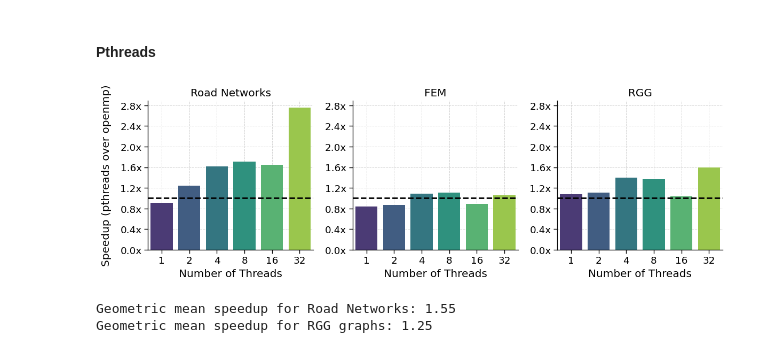
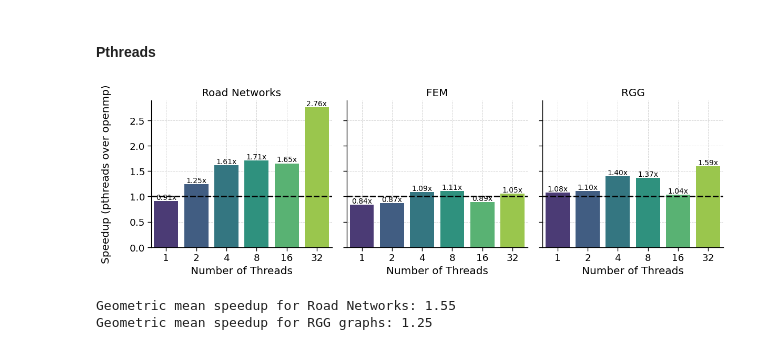
Before and after one commit to Sasso0101/thesis, a Jupyter notebook: plots/plots.ipynb, the cells around one changed output. Saved outputs shown, nothing was run; the diff lists cells and outputs as text; code cells hidden in the pictures.

```diff
--- a/scripts/plots.ipynb
+++ b/plots/plots.ipynb
@@ -62,11 +62,12 @@ df_optimal = df[
 ]
 
 # Aggregate data: calculate mean runtime for each configuration
-df_optimal = df_optimal.groupby(['implementation', 'dataset_type', 'num_cpus', 'dataset']).agg(
+df_optimal = df_optimal.groupby(['implementation', 'num_cpus', 'dataset']).agg(
   runtime=('runtime', gmean),
   std_runtime=('std_runtime', gmean),
   min_runtime=('min_runtime', gmean),
-  max_runtime=('max_runtime', gmean)
+  max_runtime=('max_runtime', gmean),
+  dataset_type=('dataset_type', 'first')
 ).reset_index()
 # %% [markdown]
 #### Pthreads optimal chunksize
@@ -347,15 +348,22 @@ with sns.plotting_context("paper", font_scale=1.5):
       palette='viridis',
       hue='num_cpus',
     )
-
-    # --- FIX: Loop through axes to re-enable Y-tick labels on all subplots ---
+    # Add speedup value on top of each bar
     for ax in g.axes.flat:
-        ax.tick_params(axis='y', labelleft=True)
-        ax.yaxis.set_major_locator(MultipleLocator(0.2))
-        ax.yaxis.set_major_formatter(FormatStrFormatter('%.1fx'))
+      for bar in ax.patches:
         ax.grid(which='both', linestyle='--', linewidth=0.7, alpha=1, color='lightgray')
         ax.axhline(y=1, color='black', linestyle='--', linewidth=2, alpha=1, zorder=2)
         ax.set_axisbelow(True)
+        height = bar.get_height()
+        if not pd.isna(height) and height > 0:
+          ax.text(
+            bar.get_x() + bar.get_width() / 2,
+            height,
+            f'{height:.2f}x',
+            ha='center',
+            va='bottom',
+            fontsize=10
+          )
 
     # Set plot aesthetics
     g.set_axis_labels("Number of Threads", "Speedup (openmp over gapbs)")
@@ -430,38 +436,46 @@ with sns.plotting_context("paper", font_scale=1.5):
     legend=False,
     kind='bar',
     height=4,
     aspect=1,
     sharey=True,
     palette='viridis',
     hue='num_cpus',
   )
 
   # --- FIX: Loop through axes to re-enable Y-tick labels on all subplots ---
   for ax in g.axes.flat:
-    ax.tick_params(axis='y', labelleft=True)
-    ax.yaxis.set_major_locator(MultipleLocator(0.4))
-    ax.yaxis.set_major_formatter(FormatStrFormatter('%.1fx'))
-    ax.grid(which='both', linestyle='--', linewidth=0.7, alpha=1, color='lightgray')
-    ax.axhline(y=1, color='black', linestyle='--', linewidth=2, alpha=1, zorder=2)
-    ax.set_axisbelow(True)
+    for bar in ax.patches:
+      ax.grid(which='both', linestyle='--', linewidth=0.7, alpha=1, color='lightgray')
+      ax.axhline(y=1, color='black', linestyle='--', linewidth=2, alpha=1, zorder=2)
+      ax.set_axisbelow(True)
+      height = bar.get_height()
+      if not pd.isna(height) and height > 0:
+        ax.text(
+          bar.get_x() + bar.get_width() / 2,
+          height,
+          f'{height:.2f}x',
+          ha='center',
+          va='bottom',
+          fontsize=10
+        )
 
   # Set plot aesthetics
   g.set_axis_labels("Number of Threads", "Speedup (pthreads over openmp)")
   g.set_titles("{col_name}")
   # Move y-axis label slightly to the left
   for ax in g.axes.flat:
     ax.yaxis.set_label_coords(-0.22, 0.5)
   # Adjust layout
   plt.tight_layout()
 
   plt.savefig('speedup_pthreads.png',
         dpi=300,
         bbox_inches='tight',
         facecolor='white',
         edgecolor='none',
         format='png')
 
   plt.show()
 # %% [output]
-[figure, old version]
+[figure, new version]
 # %%
```
Also changed, not shown: parts of 8 cells of this notebook, 17 other files.
